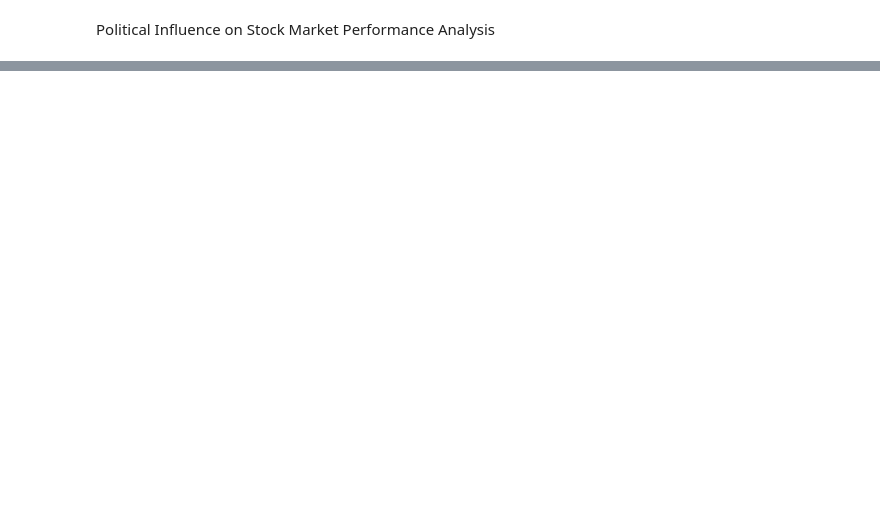
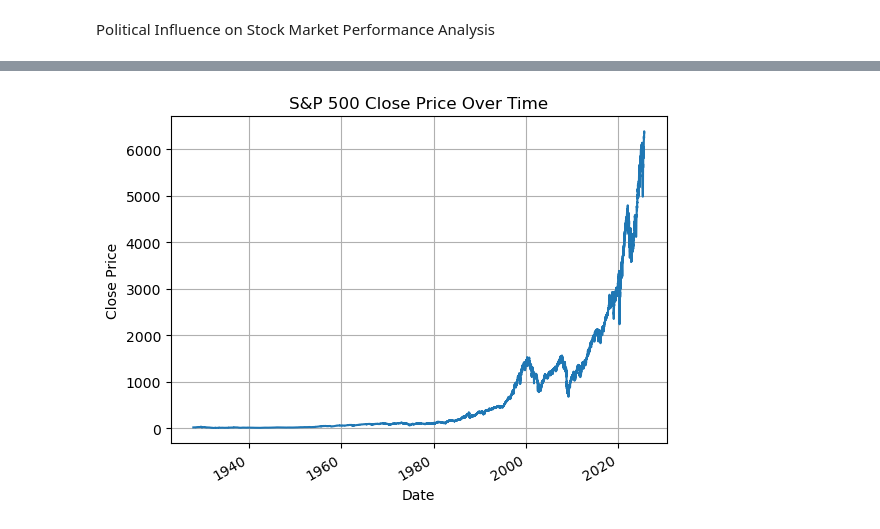
Before and after one commit to d3lyan/UNWE, a Jupyter notebook: Thesis.ipynb, the cells around one changed output, grey strips where cells are left out. Drawn from its saved outputs; the diff is of its cells as text; code cells hidden in the pictures; blank space fills up the shorter version.

```diff
--- a/Thesis.ipynb
+++ b/Thesis.ipynb
@@ -16,0 +47,4 @@ sp500df.head()
+# %%
+#Start after cleaning the csv file in excel
+sp500df = pd.read_csv('sp500_clean.csv', parse_dates=True)
+sp500df.head()
@@ -17 +58,20 @@ sp500df.head()
+# %%
+#A graph show
+sp500df['Date'] = pd.to_datetime(sp500df['Date'])
+
+# Set 'Date' as index
+sp500df.set_index('Date', inplace=True)
+
+# Convert 'Close' to numeric, in case it's still object type
+sp500df['Close'] = pd.to_numeric(sp500df['Close'], errors='coerce')
+
+sp500df['Close'].plot(title='S&P 500 Close Price Over Time')
+plt.xlabel('Date')
+plt.ylabel('Close Price')
+plt.grid(True)
+plt.show()
+
+#sp500df['Close'].plot()
+# %% [output]
+[figure, added]
 # %%
```
Also changed, not shown: parts of 11 cells of this notebook, 1 other file.
